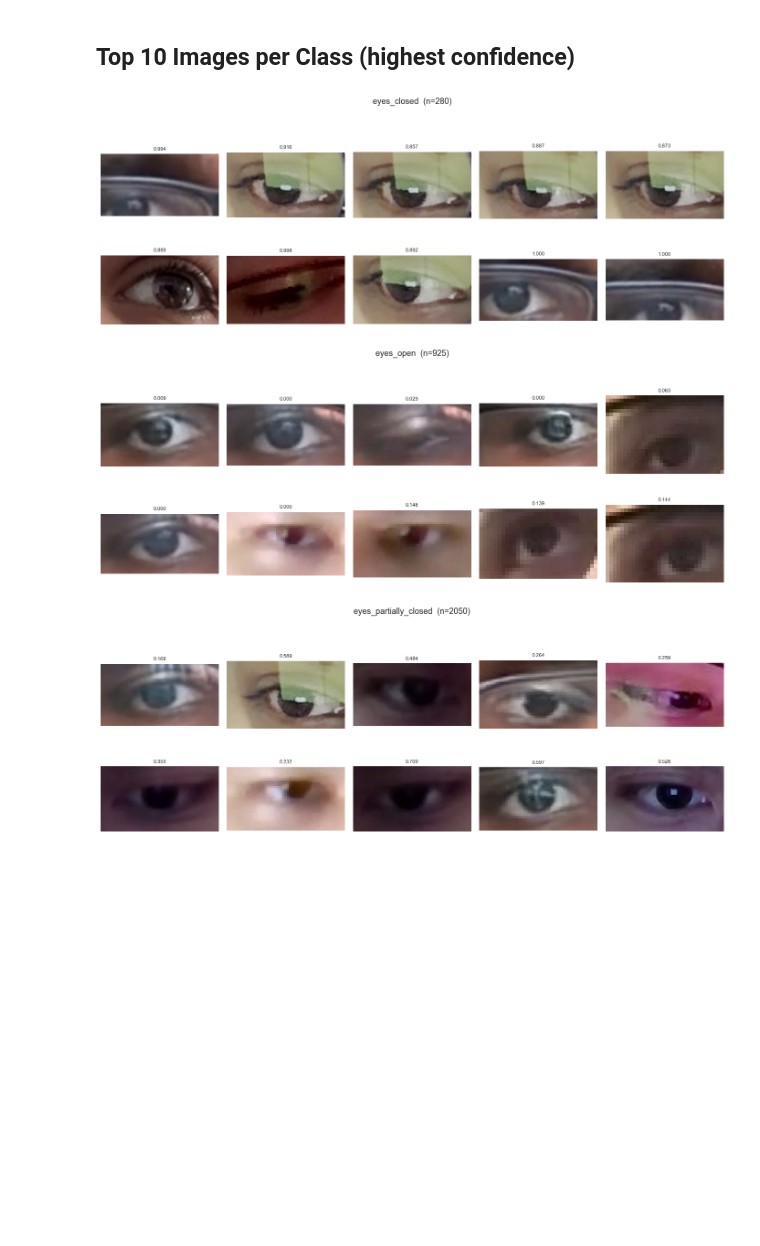
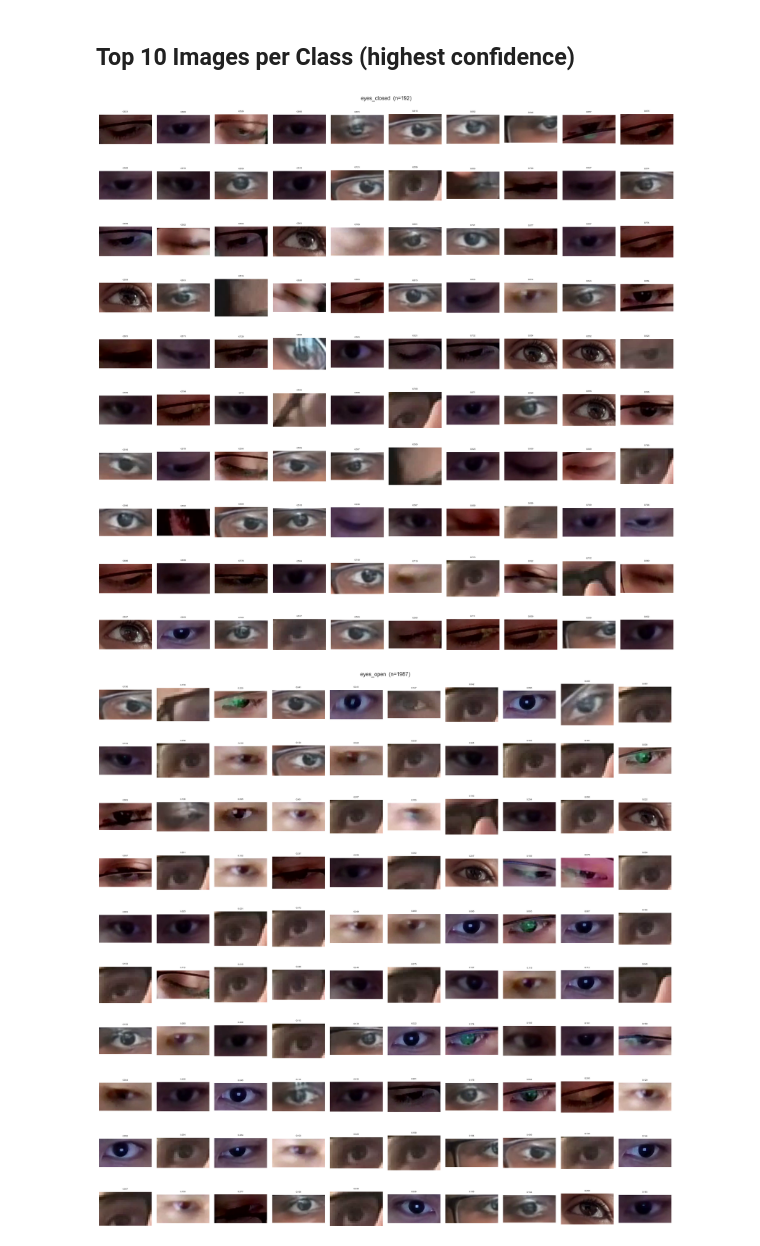
Before and after one commit to JlordS32/FatigueSense, a Jupyter notebook: notebooks/data_analysis.ipynb, the cells around one changed output. Cells and saved outputs as stored; diff of their text form; code cells hidden in the pictures; blank space fills up the shorter version.

```diff
--- a/notebooks/data_analysis.ipynb
+++ b/notebooks/data_analysis.ipynb
@@ -1,17 +1,16 @@
 # %%
-import sys
 from pathlib import Path
 from collections import defaultdict
 
 import matplotlib.pyplot as plt
-import numpy as np
 import seaborn as sns
 from PIL import Image
+
+sns.set_theme(style="white", palette="Blues_r")
 
 LABELS_PATH = Path("../datasets/Eyes/eyes_labels.txt")
 IMAGES_DIR  = Path("../datasets/Eyes/images")
 
-# Parse labels
 records = []
 with LABELS_PATH.open() as f:
     for line in f:
@@ -24,8 +23,8 @@ by_class = defaultdict(list)
 for r in records:
     by_class[r["label"]].append(r)
 
-classes = sorted(by_class.keys())
+classes = ["eyes_closed", "eyes_open"]
 print(f"Total images: {len(records)}")
 for cls in classes:
-    print(f"  {cls:<25} {len(by_class[cls]):>5}")
+    print(f"  {cls:<15} {len(by_class[cls]):>5}")
 # %% [output]
@@ -56,23 +54,22 @@ plt.show()
 # %%
 import random
 
 for cls in classes:
     samples = by_class[cls]
-    top = random.sample(samples, min(10, len(samples)))
+    top = random.sample(samples, min(100, len(samples)))
 
-    fig, axes = plt.subplots(2, 5, figsize=(14, 6))
+    fig, axes = plt.subplots(10, 10, figsize=(20, 20))
     fig.suptitle(f"{cls}  (n={len(samples)})", fontsize=13)
 
     for ax, rec in zip(axes.flat, top):
         img_path = IMAGES_DIR / f"{rec['stem']}.png"
         img = Image.open(img_path).convert("RGB")
         ax.imshow(img)
-        ax.set_title(f"{rec['p_pos']:.3f}", fontsize=8)
+        ax.set_title(f"{rec['p_pos']:.3f}", fontsize=5.5)
         ax.axis("off")
 
     plt.tight_layout()
     plt.show()
 # %% [output]
-[figure, old version]
+[figure, new version]
-[figure, old version]
+[figure, new version]
-[figure, removed]
```
Also changed, not shown: parts of 2 cells of this notebook, 13 other files.
